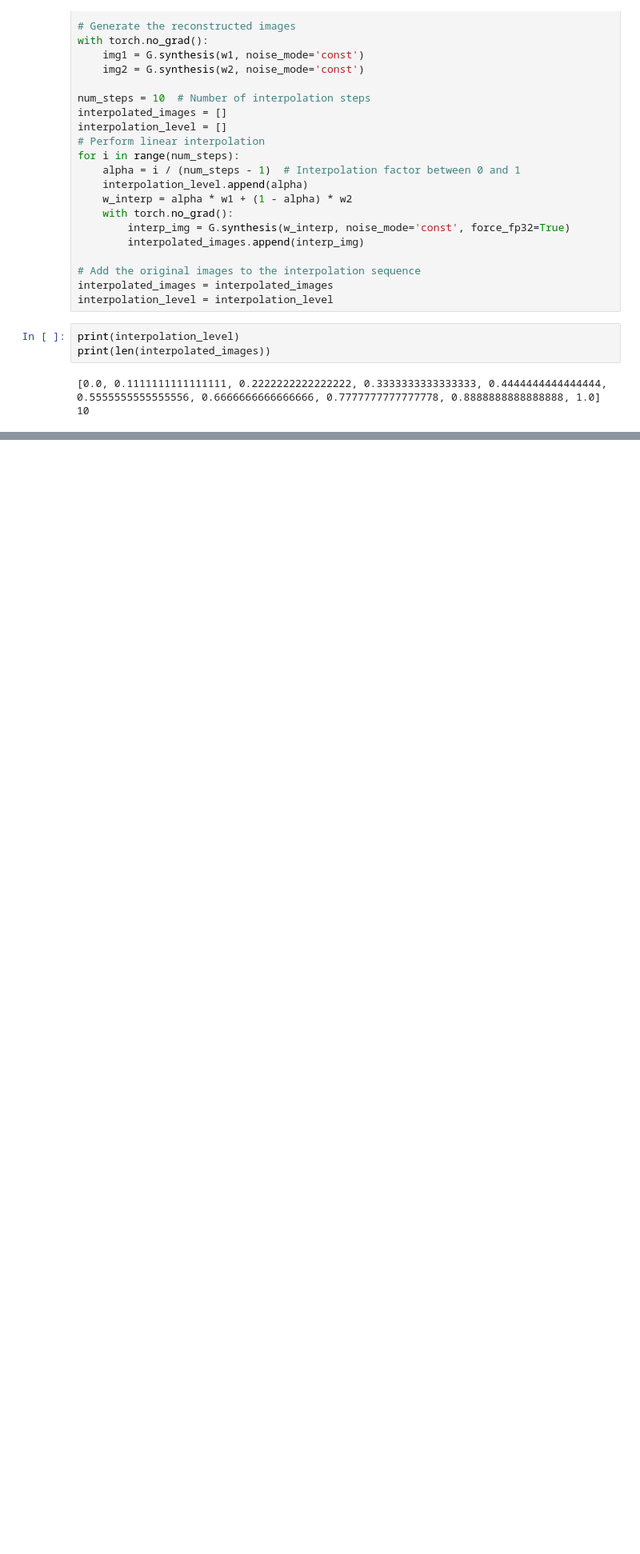
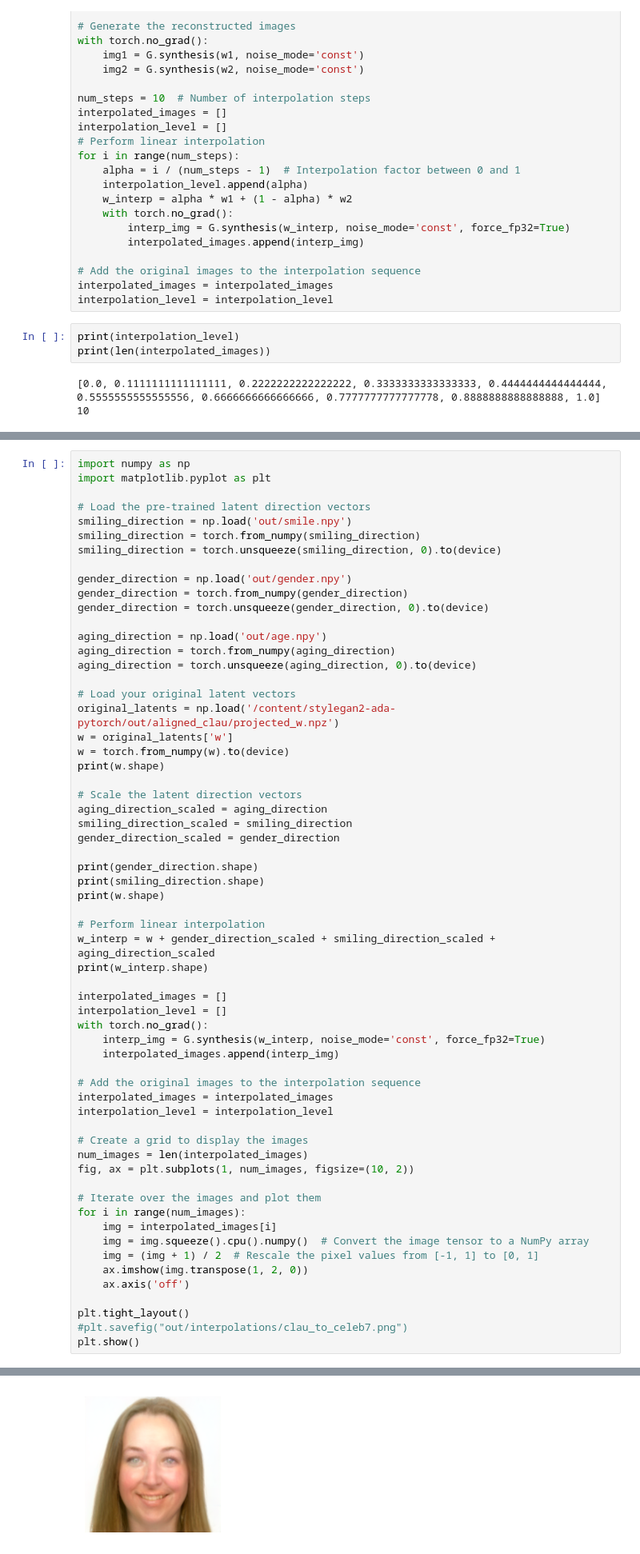
Before and after one commit to blclo/DeepLearningInComputerVision, a Jupyter notebook: P2_Gans/GANS.ipynb, the cells around one changed output, grey strips where cells are left out. Shown at 80% size. Saved outputs shown, nothing was run; the diff lists cells and outputs as text; blank space fills up the shorter version.

Commit message:
added latent vector directions

```diff
--- a/P2_Gans/GANS.ipynb
+++ b/P2_Gans/GANS.ipynb
@@ -289,0 +477,62 @@ WARNING:matplotlib.image:Clipping input data to the valid range for imshow with
+# %%
+import numpy as np
+import matplotlib.pyplot as plt
+
+# Load the pre-trained latent direction vectors
+smiling_direction = np.load('out/smile.npy')
+smiling_direction = torch.from_numpy(smiling_direction)
+smiling_direction = torch.unsqueeze(smiling_direction, 0).to(device)
+
+gender_direction = np.load('out/gender.npy')
+gender_direction = torch.from_numpy(gender_direction)
+gender_direction = torch.unsqueeze(gender_direction, 0).to(device)
+
+aging_direction = np.load('out/age.npy')
+aging_direction = torch.from_numpy(aging_direction)
+aging_direction = torch.unsqueeze(aging_direction, 0).to(device)
+
+# Load your original latent vectors
+original_latents = np.load('/content/stylegan2-ada-pytorch/out/aligned_clau/projected_w.npz')
+w = original_latents['w']
+w = torch.from_numpy(w).to(device)
+print(w.shape)
+
+# Scale the latent direction vectors
+aging_direction_scaled = aging_direction
+smiling_direction_scaled = smiling_direction
+gender_direction_scaled = gender_direction
+
+print(gender_direction.shape)
+print(smiling_direction.shape)
+print(w.shape)
+
+# Perform linear interpolation
+w_interp = w + gender_direction_scaled + smiling_direction_scaled + aging_direction_scaled
+print(w_interp.shape)
+
+interpolated_images = []
+interpolation_level = []
+with torch.no_grad():
+    interp_img = G.synthesis(w_interp, noise_mode='const', force_fp32=True)
+    interpolated_images.append(interp_img)
+
+# Add the original images to the interpolation sequence
+interpolated_images = interpolated_images
+interpolation_level = interpolation_level
+
+# Create a grid to display the images
+num_images = len(interpolated_images)
+fig, ax = plt.subplots(1, num_images, figsize=(10, 2))
+
+# Iterate over the images and plot them
+for i in range(num_images):
+    img = interpolated_images[i]
+    img = img.squeeze().cpu().numpy()  # Convert the image tensor to a NumPy array
+    img = (img + 1) / 2  # Rescale the pixel values from [-1, 1] to [0, 1]
+    ax.imshow(img.transpose(1, 2, 0))
+    ax.axis('off')
+
+plt.tight_layout()
+#plt.savefig("out/interpolations/clau_to_celeb7.png")
+plt.show()
+# %% [output]
@@ -289,0 +545 @@ WARNING:matplotlib.image:Clipping input data to the valid range for imshow with
+[figure, added]
```
Also changed, not shown: parts of 19 cells of this notebook.
